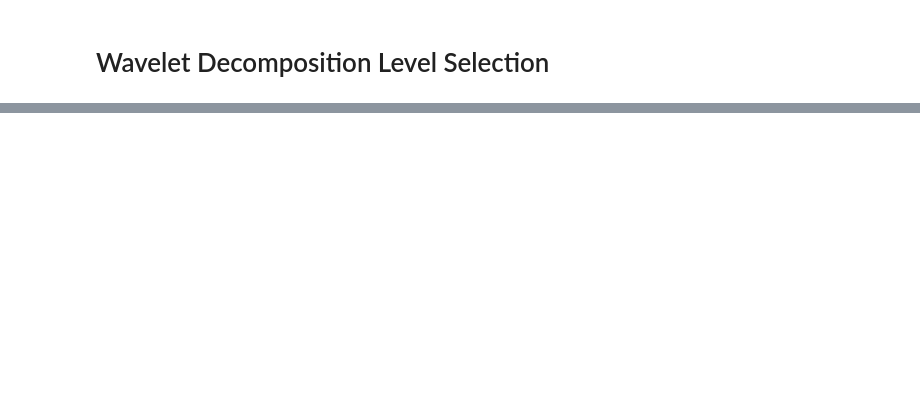
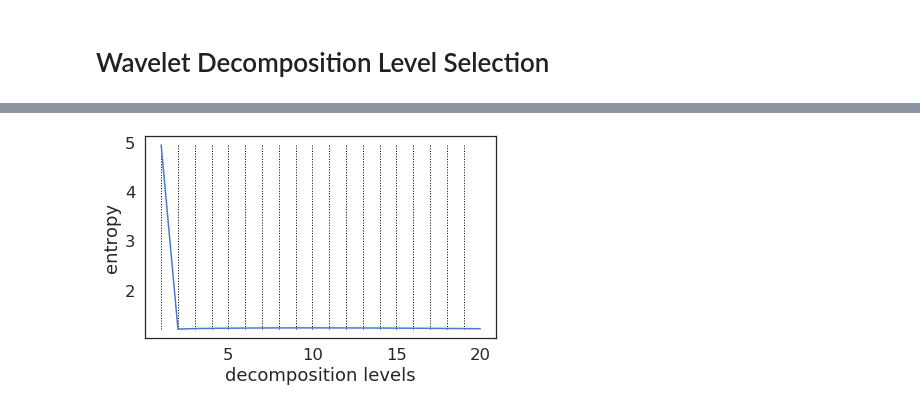
Before and after one commit to andac-demir/HapticsDynamicSystemIdentification, a Jupyter notebook: decomposition_entropy.ipynb, the cells around one changed output, grey strips where cells are left out. Saved outputs shown, nothing was run; the diff lists cells and outputs as text; code cells hidden in the pictures; blank space fills up the shorter version.

```diff
--- a/decomposition_entropy.ipynb
+++ b/decomposition_entropy.ipynb
@@ -395,0 +515,12 @@ _test_select_resolution(signal)
+# %%
+count = 0
+for subject in test_data:
+    for trial in subject:
+        for channel in trial:
+            se = np.add(_test_select_resolution_bywavelet(trial[channel]), se)
+            count += 1
+se = se / count
+print(se)
+plot_se(se)
+# %% [output]
+[figure, added]
```
Also changed, not shown: parts of 13 cells of this notebook.
